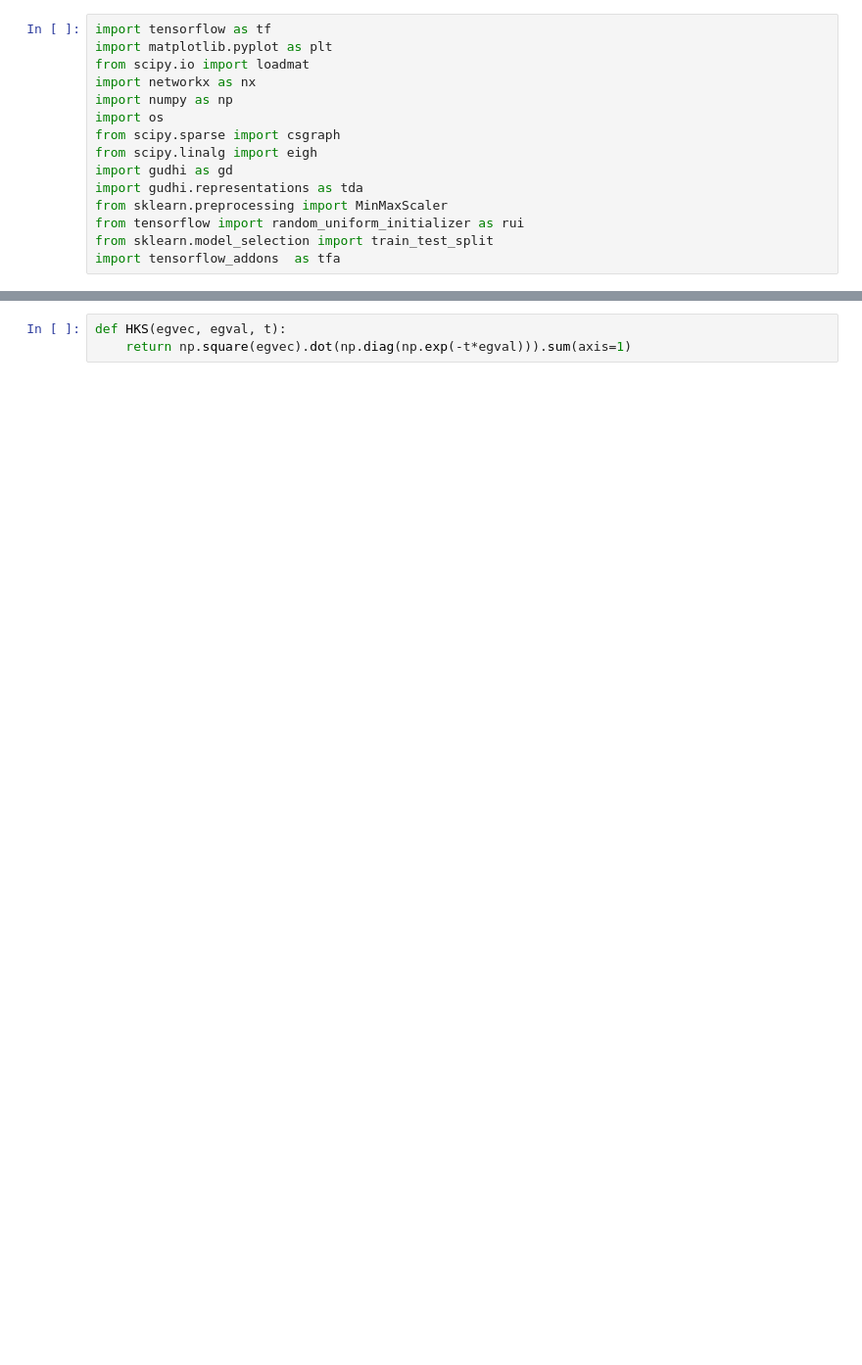
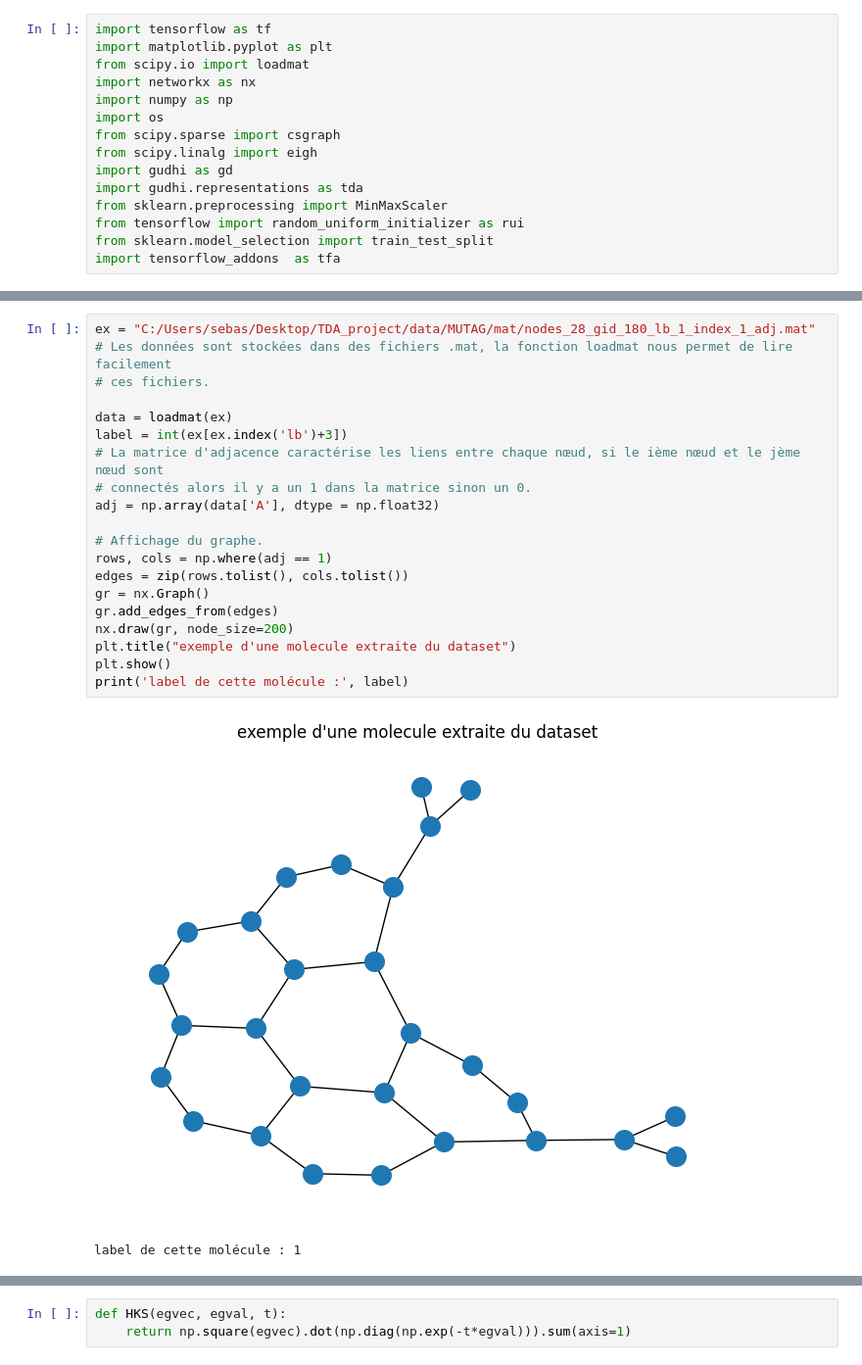
Before and after one commit to florandefossez/TDA_project, a Jupyter notebook: Graph.ipynb, the cells around one changed output, grey strips where cells are left out. Shown at 98% size. Drawn from its saved outputs; the diff is of its cells as text; blank space fills up the shorter version.

Commit message:
graph modif

```diff
--- a/Graph.ipynb
+++ b/Graph.ipynb
@@ -15,0 +27,23 @@ import tensorflow_addons  as tfa
+# %%
+ex = "C:/Users/sebas/Desktop/TDA_project/data/MUTAG/mat/nodes_28_gid_180_lb_1_index_1_adj.mat"
+# Les données sont stockées dans des fichiers .mat, la fonction loadmat nous permet de lire facilement
+# ces fichiers.
+
+data = loadmat(ex)
+label = int(ex[ex.index('lb')+3])
+# La matrice d'adjacence caractérise les liens entre chaque nœud, si le ième nœud et le jème nœud sont
+# connectés alors il y a un 1 dans la matrice sinon un 0.
+adj = np.array(data['A'], dtype = np.float32)
+
+# Affichage du graphe.
+rows, cols = np.where(adj == 1)
+edges = zip(rows.tolist(), cols.tolist())
+gr = nx.Graph()
+gr.add_edges_from(edges)
+nx.draw(gr, node_size=200)
+plt.title("exemple d'une molecule extraite du dataset")
+plt.show()
+print('label de cette molécule :', label)
+# %% [output]
+[figure, added]
+label de cette molécule : 1
```
Also changed, not shown: parts of 19 cells of this notebook.
